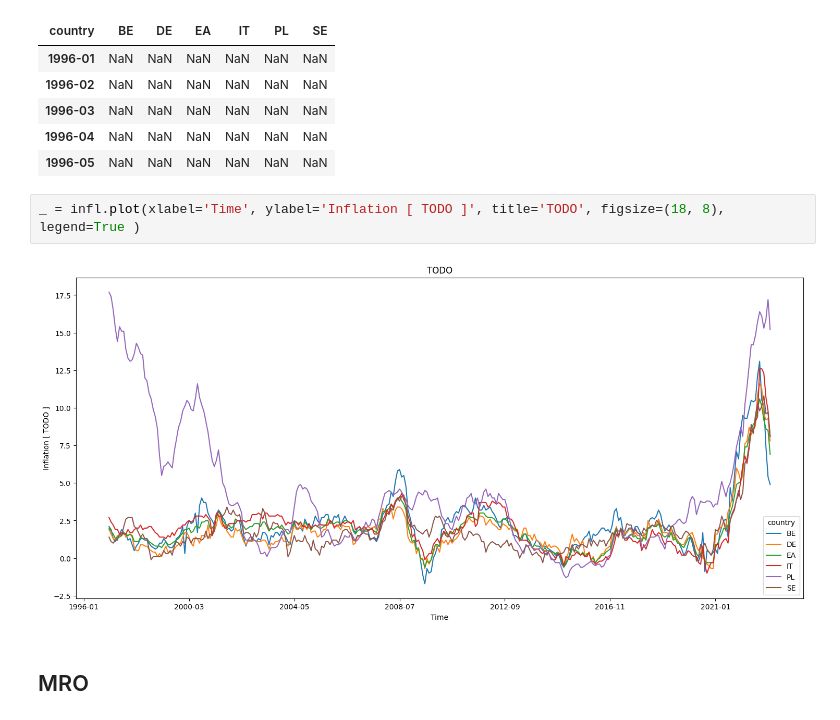
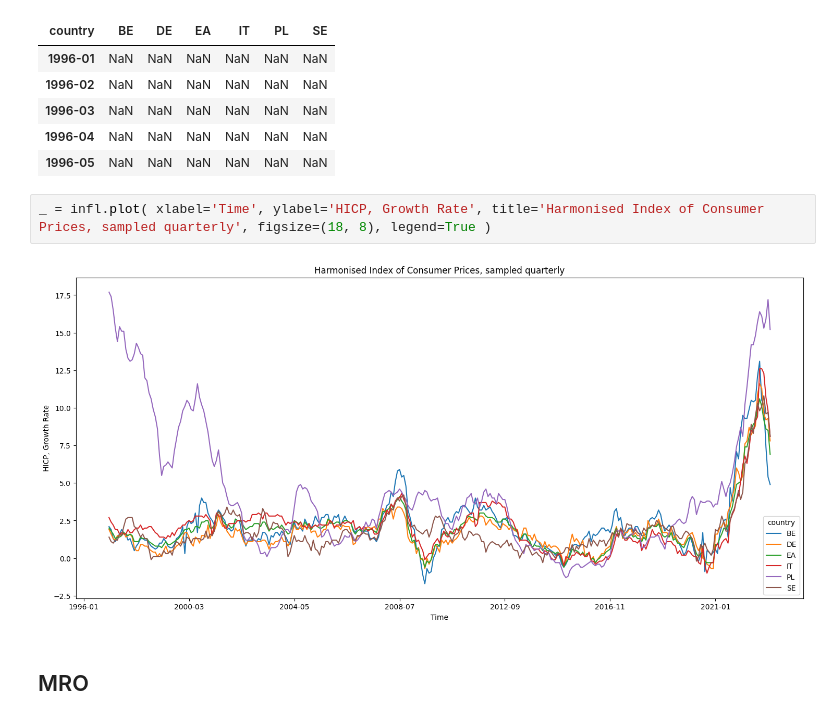
Before and after one commit to Staneesh/almost-philosophy, a Jupyter notebook: notebooks/exploring-data.ipynb, the cells around one changed output. Saved outputs shown, nothing was run; the diff lists cells and outputs as text.

```diff
--- a/notebooks/exploring-data.ipynb
+++ b/notebooks/exploring-data.ipynb
@@ -118,9 +120,9 @@ infl.head()
 | 1996-04 | NaN | NaN | NaN | NaN | NaN | NaN |
 | 1996-05 | NaN | NaN | NaN | NaN | NaN | NaN |
 # %%
-_ = infl.plot(xlabel='Time', ylabel='Inflation [ TODO ]', title='TODO', figsize=(18, 8), legend=True )
+_ = infl.plot( xlabel='Time', ylabel='HICP, Growth Rate', title='Harmonised Index of Consumer Prices, sampled quarterly', figsize=(18, 8), legend=True )
 # %% [output]
-[figure, old version]
+[figure, new version]
 # %% [markdown]
 ## MRO
 # %%
```
Also changed, not shown: parts of 12 cells of this notebook, 1 other file.
